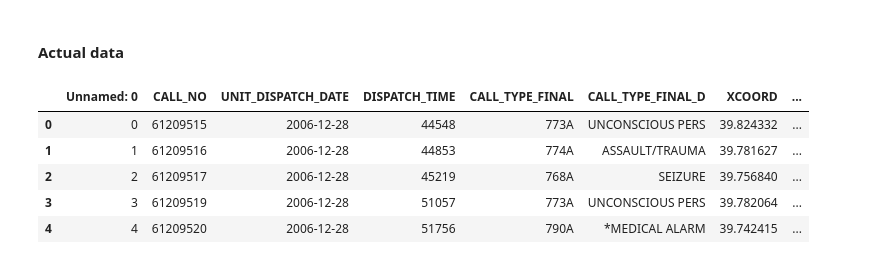
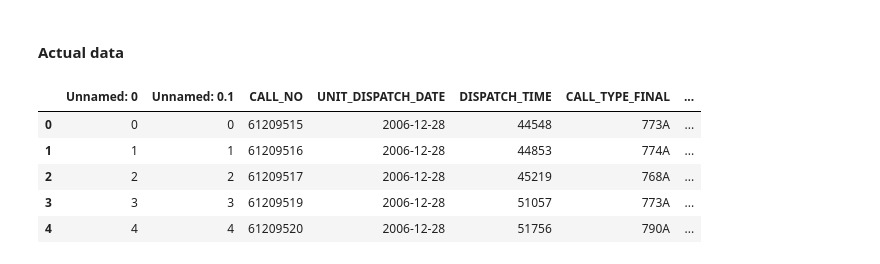
Before and after one commit to rjhosler/IUPUI-REU, a Jupyter notebook: Point Process for EMS Data.ipynb, the cells around one changed output. Saved outputs shown, nothing was run; the diff lists cells and outputs as text; code cells hidden in the pictures.

```diff
--- a/Point Process for EMS Data.ipynb
+++ b/Point Process for EMS Data.ipynb
@@ -154,15 +54,15 @@ plt.show()
 # %% [markdown]
 #### Actual data
 # %%
-data = pd.read_csv('FixedLatLongTimeLoc.csv')
-data['DATE_TIME'] =  pd.to_datetime(data['DATE_TIME'], format='%Y-%m-%d %H:%M:%S')
-data.head()
+full_data = pd.read_csv('FixedLatLongTimeLoc_AndTimeSorted.csv')
+full_data['DATE_TIME'] =  pd.to_datetime(full_data['DATE_TIME'], format='%Y-%m-%d %H:%M:%S')
+full_data.head()
 # %% [output]
-|  | Unnamed: 0 | CALL_NO | UNIT_DISPATCH_DATE | DISPATCH_TIME | CALL_TYPE_FINAL | CALL_TYPE_FINAL_D | XCOORD | ... |
-| 0 | 0 | 61209515 | 2006-12-28 | 44548 | 773A | UNCONSCIOUS PERS | 39.824332 | ... |
-| 1 | 1 | 61209516 | 2006-12-28 | 44853 | 774A | ASSAULT/TRAUMA | 39.781627 | ... |
-| 2 | 2 | 61209517 | 2006-12-28 | 45219 | 768A | SEIZURE | 39.756840 | ... |
-| 3 | 3 | 61209519 | 2006-12-28 | 51057 | 773A | UNCONSCIOUS PERS | 39.782064 | ... |
-| 4 | 4 | 61209520 | 2006-12-28 | 51756 | 790A | *MEDICAL ALARM | 39.742415 | ... |
+|  | Unnamed: 0 | Unnamed: 0.1 | CALL_NO | UNIT_DISPATCH_DATE | DISPATCH_TIME | CALL_TYPE_FINAL | ... |
+| 0 | 0 | 0 | 61209515 | 2006-12-28 | 44548 | 773A | ... |
+| 1 | 1 | 1 | 61209516 | 2006-12-28 | 44853 | 774A | ... |
+| 2 | 2 | 2 | 61209517 | 2006-12-28 | 45219 | 768A | ... |
+| 3 | 3 | 3 | 61209519 | 2006-12-28 | 51057 | 773A | ... |
+| 4 | 4 | 4 | 61209520 | 2006-12-28 | 51756 | 790A | ... |
 # %%
 Event_Type_Lookup = {}
```
Also changed, not shown: parts of 18 cells of this notebook.
